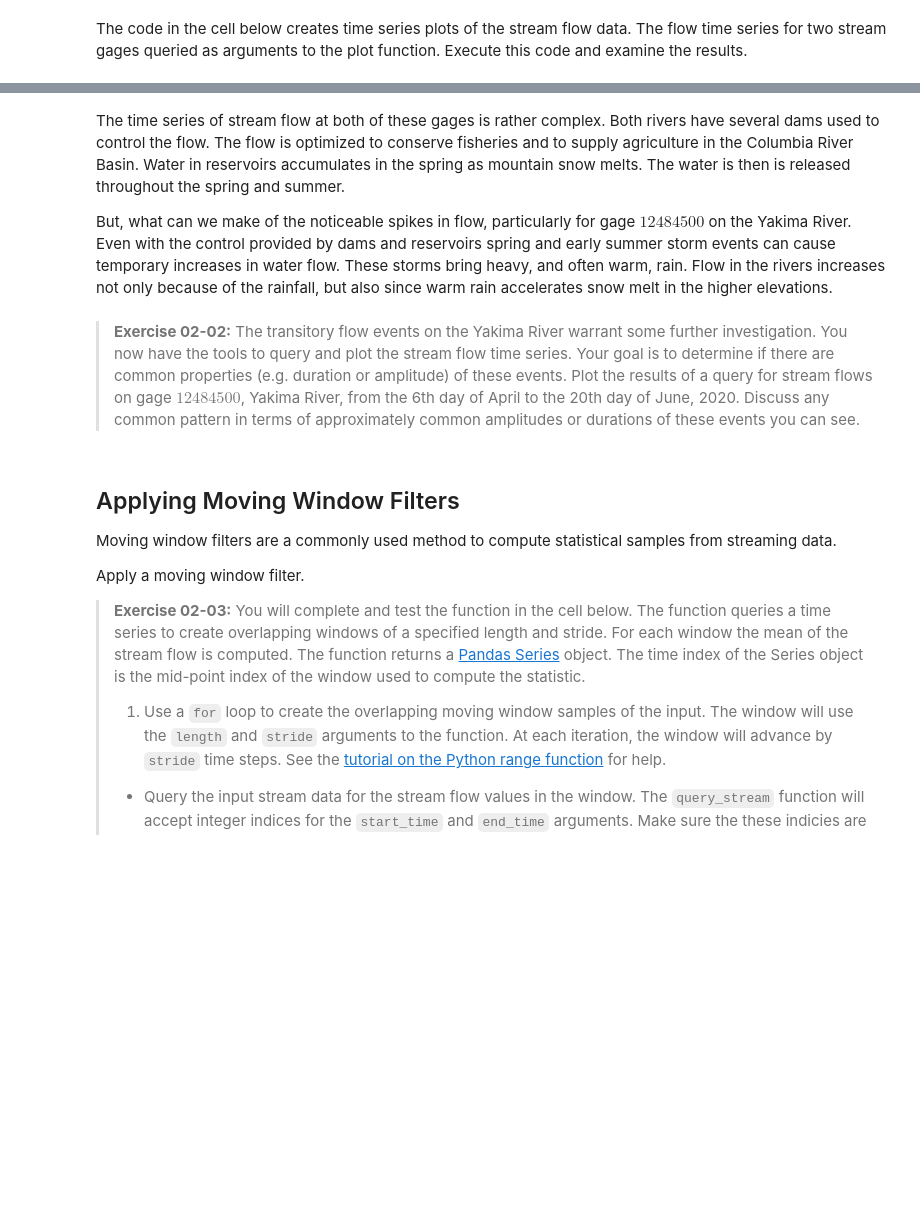
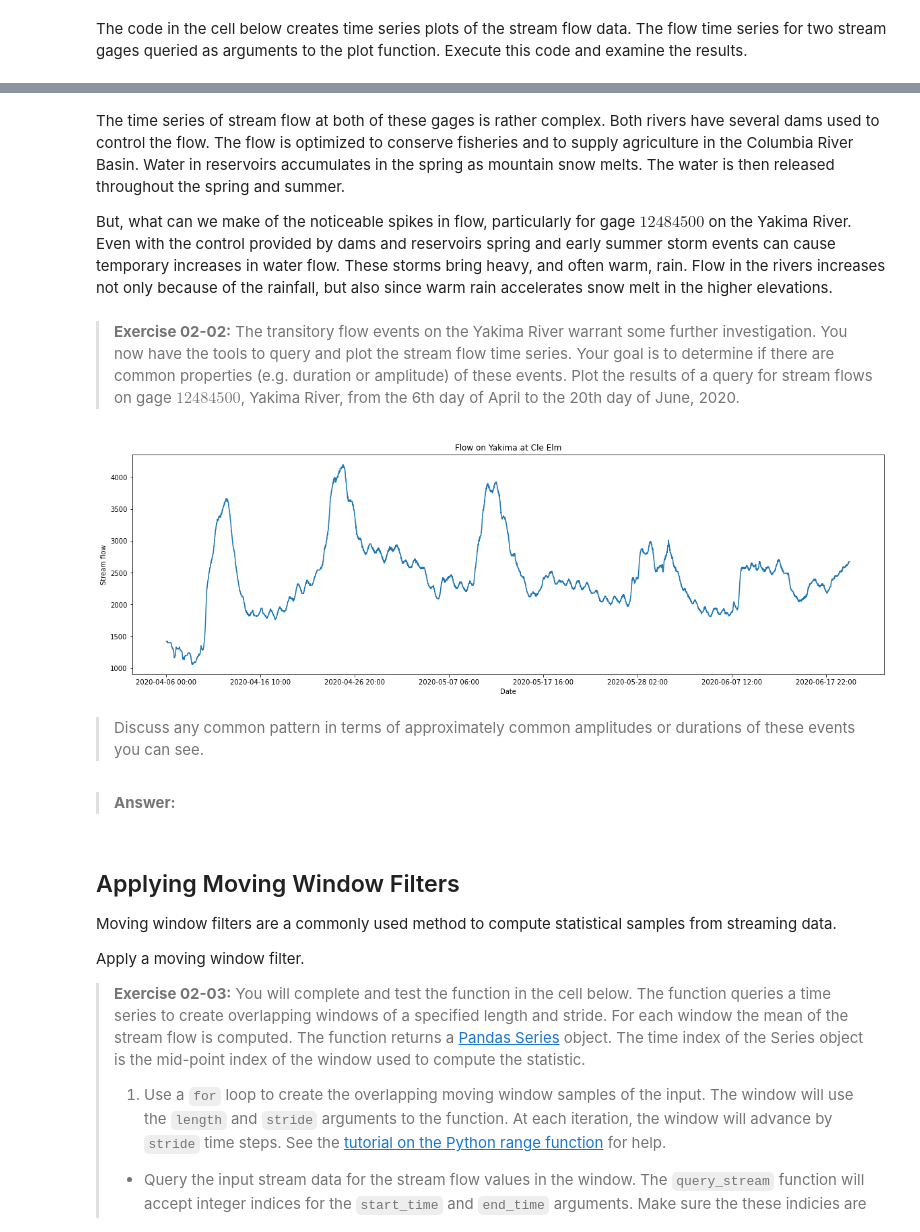
Before and after one commit to StephenElston/CSCI-E-108, a Jupyter notebook: notebooks/02_Streaming.ipynb, the cells around one changed output, grey strips where cells are left out. Saved outputs shown, nothing was run; the diff lists cells and outputs as text; code cells hidden in the pictures; blank space fills up the shorter version.

```diff
--- a/notebooks/02_Streaming.ipynb
+++ b/notebooks/02_Streaming.ipynb
@@ -118,11 +186,17 @@ _=plot_time_series(query_stream(stream_flow, Columns='Stream_flow', site_numbers
 # %% [markdown]
-The time series of stream flow at both of these gages is rather complex. Both rivers have several dams used to control the flow. The flow is optimized to conserve fisheries and to supply agriculture in the Columbia River Basin. Water in reservoirs accumulates in the spring as mountain snow melts. The water is then is released throughout the spring and summer.
+The time series of stream flow at both of these gages is rather complex. Both rivers have several dams used to control the flow. The flow is optimized to conserve fisheries and to supply agriculture in the Columbia River Basin. Water in reservoirs accumulates in the spring as mountain snow melts. The water is then released throughout the spring and summer.
 
 But, what can we make of the noticeable spikes in flow, particularly for gage $12484500$ on the Yakima River. Even with the control provided by dams and reservoirs spring and early summer storm events can cause temporary increases in water flow. These storms bring heavy, and often warm, rain. Flow in the rivers increases not only because of the rainfall, but also since warm rain accelerates snow melt in the higher elevations.
 # %% [markdown]
-> **Exercise 02-02:** The transitory flow events on the Yakima River warrant some further investigation. You now have the tools to query and plot the stream flow time series. Your goal is to determine if there are common properties (e.g. duration or amplitude) of these events. Plot the results of a query for stream flows on gage $12484500$, Yakima River, from the 6th day of April to the 20th day of June, 2020. Discuss any common pattern in terms of approximately common amplitudes or durations of these events you can see.
+> **Exercise 02-02:** The transitory flow events on the Yakima River warrant some further investigation. You now have the tools to query and plot the stream flow time series. Your goal is to determine if there are common properties (e.g. duration or amplitude) of these events. Plot the results of a query for stream flows on gage $12484500$, Yakima River, from the 6th day of April to the 20th day of June, 2020.
 # %%
-_=plot_time_series(query_stream(stream_flow, Columns='Stream_flow', site_numbers=[12484500], start_time='2020-04-06 00:00', end_time='2020-06-20 11:59'))
+## Put your code below
+# %% [output]
+[figure, added]
+# %% [markdown]
+> Discuss any common pattern in terms of approximately common amplitudes or durations of these events you can see.
+# %% [markdown]
+> **Answer:**
 # %% [markdown]
 ## Applying Moving Window Filters
 
```
Also changed, not shown: parts of 64 cells of this notebook.
